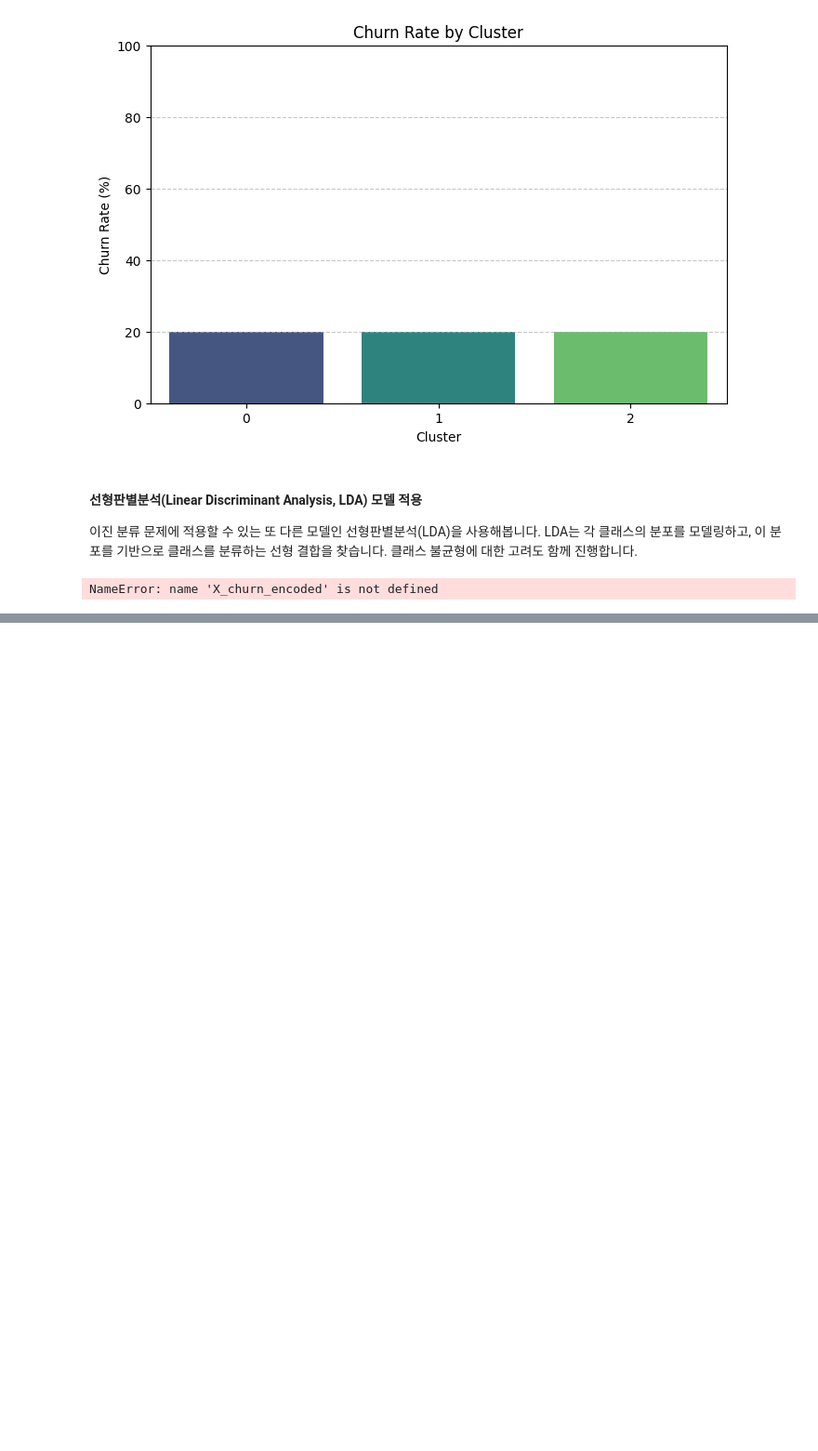
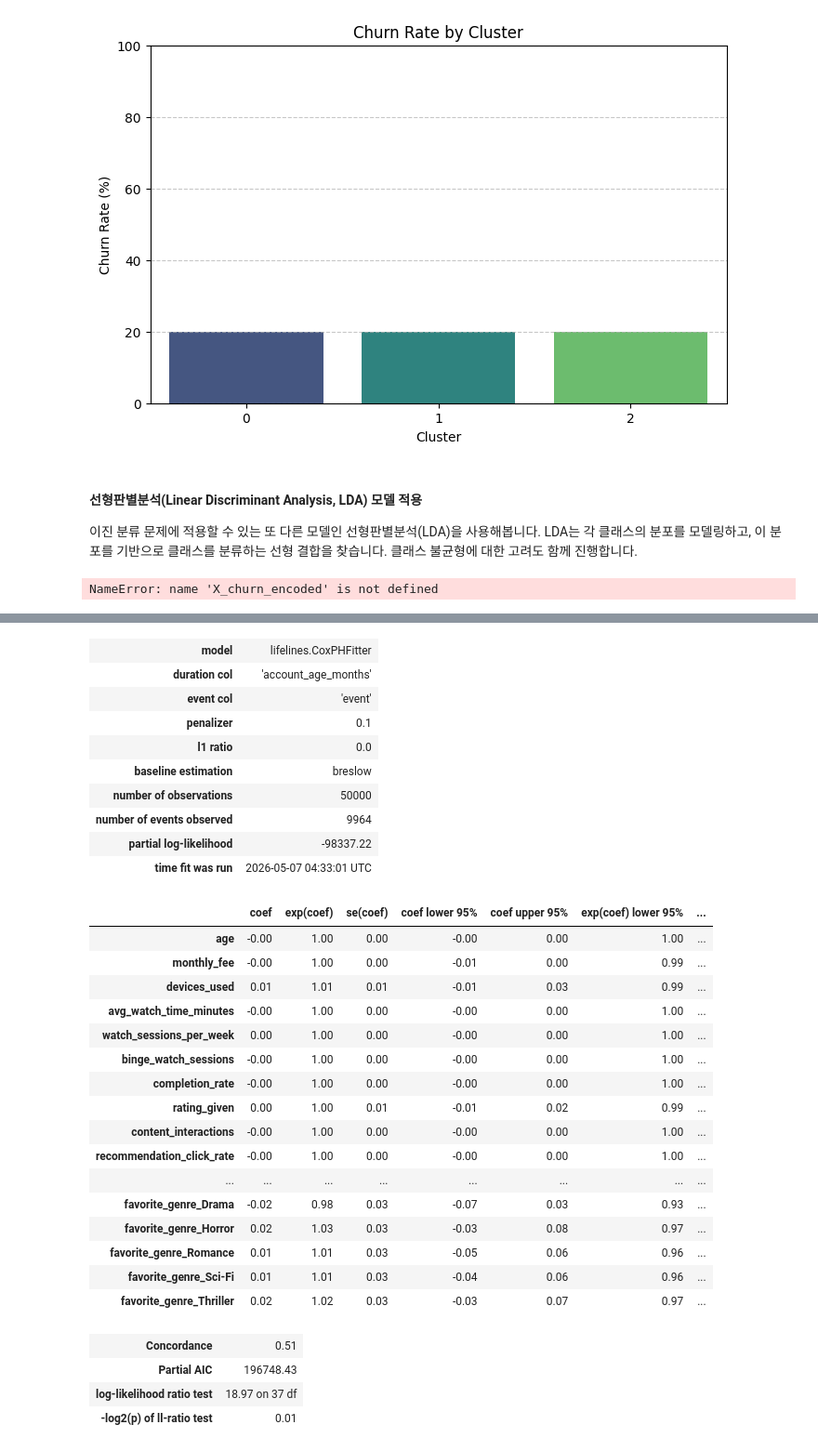
Before and after one commit to DogwonLee/Netflix-User-Behavior, a Jupyter notebook: Netflix.ipynb, the cells around one changed output, grey strips where cells are left out. Shown at 93% size. Cells and saved outputs as stored; diff of their text form; code cells hidden in the pictures; blank space fills up the shorter version.

```diff
--- a/Netflix.ipynb
+++ b/Netflix.ipynb
@@ -1549,0 +1750,61 @@ NameError: name 'X_churn_encoded' is not defined
+# %%
+from lifelines import CoxPHFitter
+import pandas as pd
+
+# 1. 데이터 로드
+df2 = pd.read_csv('netflix_with_age_group.csv')
+
+# 2. 이벤트 변수 생성 (이탈=1, 유지=0)
+df2['event'] = df2['churned'].apply(lambda x: 1 if x == 'Yes' else 0)
+
+# 3. 모든 변수를 사용하되, 분석에 방해되는 변수만 제거
+# user_id: 고유 식별자라 분석 의미 없음
+# churned: event와 중복
+# age_group: age(숫자)와 정보가 겹치므로 수치형인 age만 남기는 것이 유리함
+cols_to_drop = ['user_id', 'churned', 'age_group']
+df_sub = df2.drop(columns=cols_to_drop)
+
+# 4. 범주형 변수(문자열)를 숫자로 변환 (One-Hot Encoding)
+# 모든 문자열 컬럼을 자동으로 인식해 변환합니다.
+df_encoded = pd.get_dummies(df_sub, drop_first=True)
+
+# 5. Cox 모델 초기화 및 학습
+# TypeError 해결: penalizer는 여기서 설정합니다.
+# l1_ratio를 섞으면 Lasso/Ridge 효과를 동시에 볼 수 있습니다.
+cph = CoxPHFitter(penalizer=0.1)
+cph.fit(df_encoded, duration_col='account_age_months', event_col='event')
+
+# 6. 결과 출력
+cph.print_summary()
+# %% [output]
+| model | lifelines.CoxPHFitter |
+| duration col | 'account_age_months' |
+| event col | 'event' |
+| penalizer | 0.1 |
+| l1 ratio | 0.0 |
+| baseline estimation | breslow |
+| number of observations | 50000 |
+| number of events observed | 9964 |
+| partial log-likelihood | -98337.22 |
+| time fit was run | 2026-05-07 04:33:01 UTC |
+|  | coef | exp(coef) | se(coef) | coef lower 95% | coef upper 95% | exp(coef) lower 95% | ... |
+| age | -0.00 | 1.00 | 0.00 | -0.00 | 0.00 | 1.00 | ... |
+| monthly_fee | -0.00 | 1.00 | 0.00 | -0.01 | 0.00 | 0.99 | ... |
+| devices_used | 0.01 | 1.01 | 0.01 | -0.01 | 0.03 | 0.99 | ... |
+| avg_watch_time_minutes | -0.00 | 1.00 | 0.00 | -0.00 | 0.00 | 1.00 | ... |
+| watch_sessions_per_week | 0.00 | 1.00 | 0.00 | -0.00 | 0.00 | 1.00 | ... |
+| binge_watch_sessions | -0.00 | 1.00 | 0.00 | -0.00 | 0.00 | 1.00 | ... |
+| completion_rate | -0.00 | 1.00 | 0.00 | -0.00 | 0.00 | 1.00 | ... |
+| rating_given | 0.00 | 1.00 | 0.01 | -0.01 | 0.02 | 0.99 | ... |
+| content_interactions | -0.00 | 1.00 | 0.00 | -0.00 | 0.00 | 1.00 | ... |
+| recommendation_click_rate | -0.00 | 1.00 | 0.00 | -0.00 | 0.00 | 1.00 | ... |
+| ... | ... | ... | ... | ... | ... | ... | ... |
+| favorite_genre_Drama | -0.02 | 0.98 | 0.03 | -0.07 | 0.03 | 0.93 | ... |
+| favorite_genre_Horror | 0.02 | 1.03 | 0.03 | -0.03 | 0.08 | 0.97 | ... |
+| favorite_genre_Romance | 0.01 | 1.01 | 0.03 | -0.05 | 0.06 | 0.96 | ... |
+| favorite_genre_Sci-Fi | 0.01 | 1.01 | 0.03 | -0.04 | 0.06 | 0.96 | ... |
+| favorite_genre_Thriller | 0.02 | 1.02 | 0.03 | -0.03 | 0.07 | 0.97 | ... |
+| Concordance | 0.51 |
+| Partial AIC | 196748.43 |
+| log-likelihood ratio test | 18.97 on 37 df |
+| -log2(p) of ll-ratio test | 0.01 |
```
Also changed, not shown: parts of 8 cells of this notebook.
